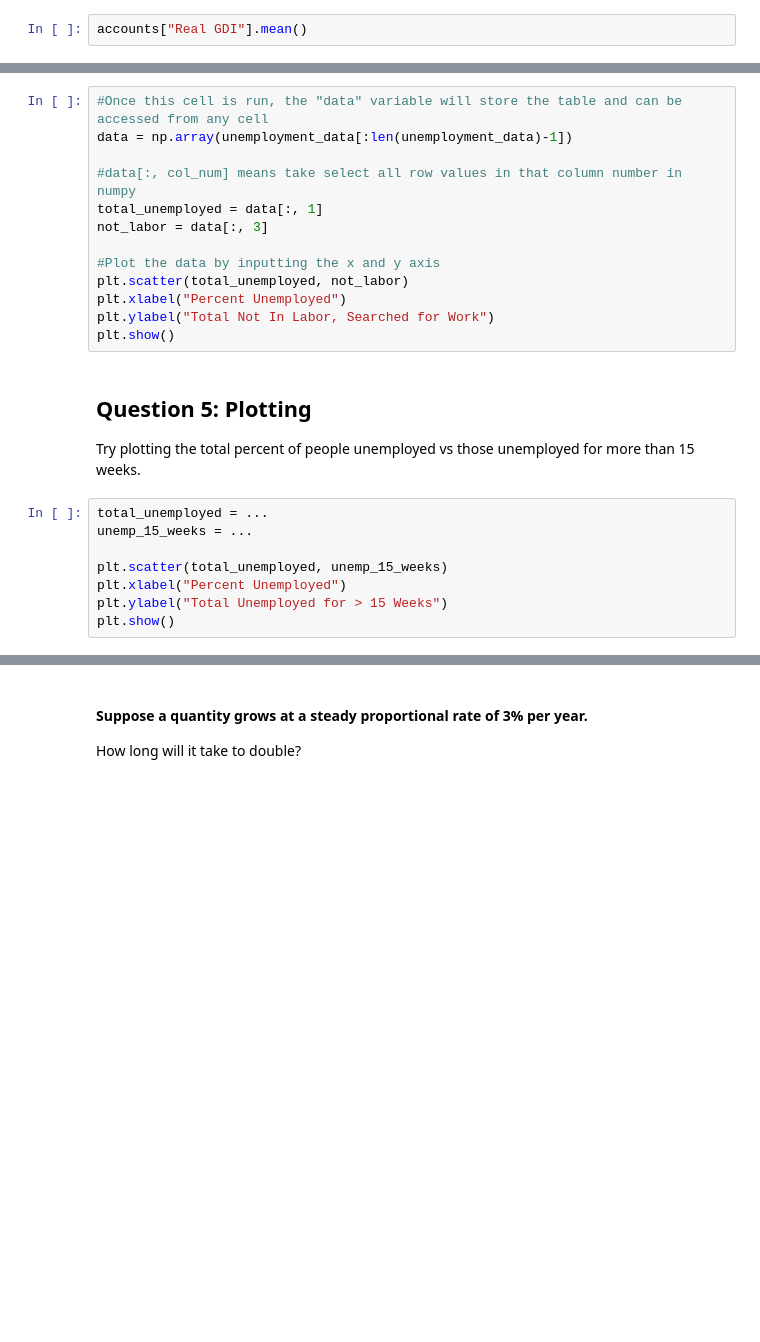
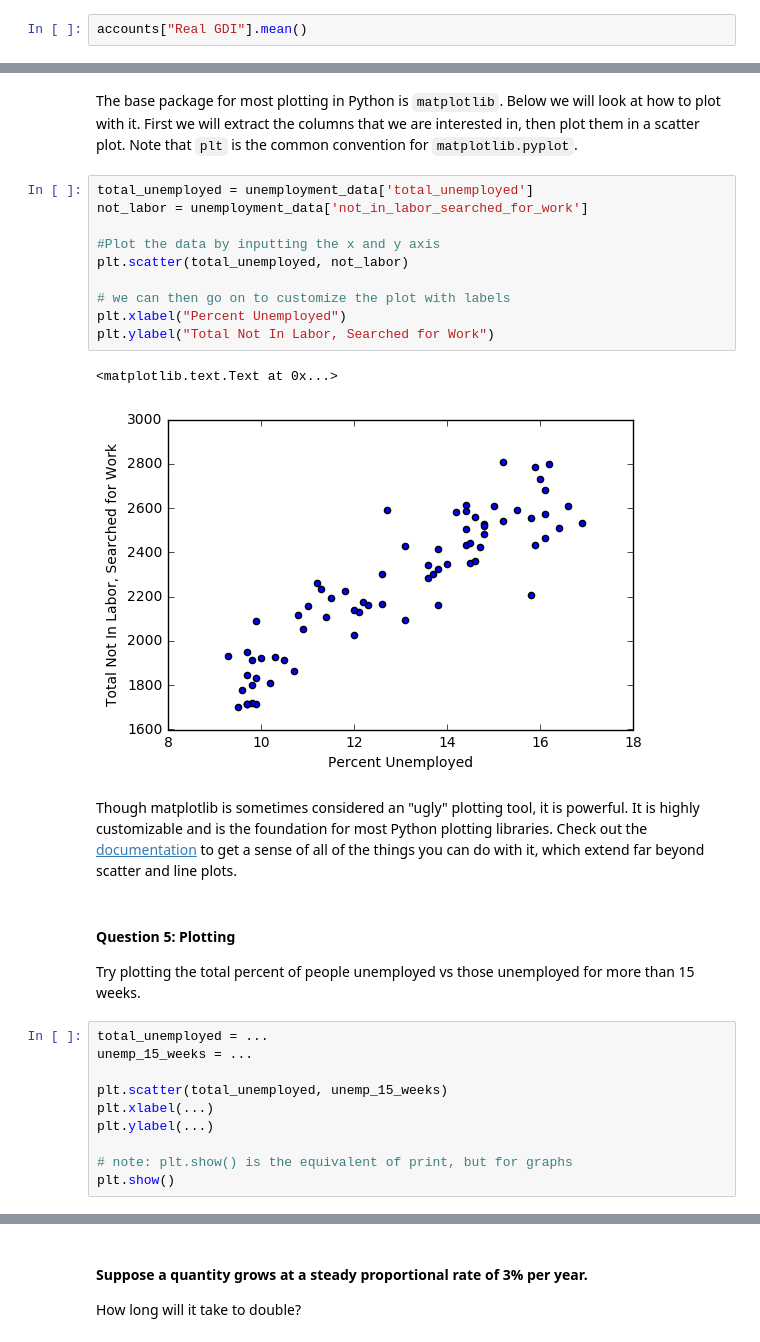
Before and after one commit to ds-modules/ECON-101B, a Jupyter notebook: Intro/intro.ipynb, the cells around one changed output, grey strips where cells are left out. Cells and saved outputs as stored; diff of their text form; blank space fills up the shorter version.

```diff
--- a/Intro/intro.ipynb
+++ b/Intro/intro.ipynb
@@ -518,18 +608,22 @@ We can start visualizing the data that we have in the table. First, we convert t
+# %% [markdown]
+The base package for most plotting in Python is `matplotlib`. Below we will look at how to plot with it. First we will extract the columns that we are interested in, then plot them in a scatter plot. Note that `plt` is the common convention for `matplotlib.pyplot`.
 # %%
-#Once this cell is run, the "data" variable will store the table and can be accessed from any cell
-data = np.array(unemployment_data[:len(unemployment_data)-1])
-
-#data[:, col_num] means take select all row values in that column number in numpy
-total_unemployed = data[:, 1]
-not_labor = data[:, 3]
+total_unemployed = unemployment_data['total_unemployed']
+not_labor = unemployment_data['not_in_labor_searched_for_work']
 
 #Plot the data by inputting the x and y axis
 plt.scatter(total_unemployed, not_labor)
+
+# we can then go on to customize the plot with labels
 plt.xlabel("Percent Unemployed")
 plt.ylabel("Total Not In Labor, Searched for Work")
-plt.show()
+# %% [output]
+<matplotlib.text.Text at 0x...>
+[figure, added]
+# %% [markdown]
+Though matplotlib is sometimes considered an "ugly" plotting tool, it is powerful. It is highly customizable and is the foundation for most Python plotting libraries. Check out the [documentation](https://matplotlib.org/api/pyplot_summary.html) to get a sense of all of the things you can do with it, which extend far beyond scatter and line plots.
 # %% [markdown]
-## Question 5: Plotting
+#### Question 5: Plotting
 
 Try plotting the total percent of people unemployed vs those unemployed for more than 15 weeks.
 # %%
@@ -537,8 +631,10 @@ total_unemployed = ...
 unemp_15_weeks = ...
 
 plt.scatter(total_unemployed, unemp_15_weeks)
-plt.xlabel("Percent Unemployed")
-plt.ylabel("Total Unemployed for > 15 Weeks")
+plt.xlabel(...)
+plt.ylabel(...)
+
+# note: plt.show() is the equivalent of print, but for graphs
 plt.show()
 # %%
 ok.grade('q05')
```
Also changed, not shown: parts of 58 cells of this notebook, 3 other files.
